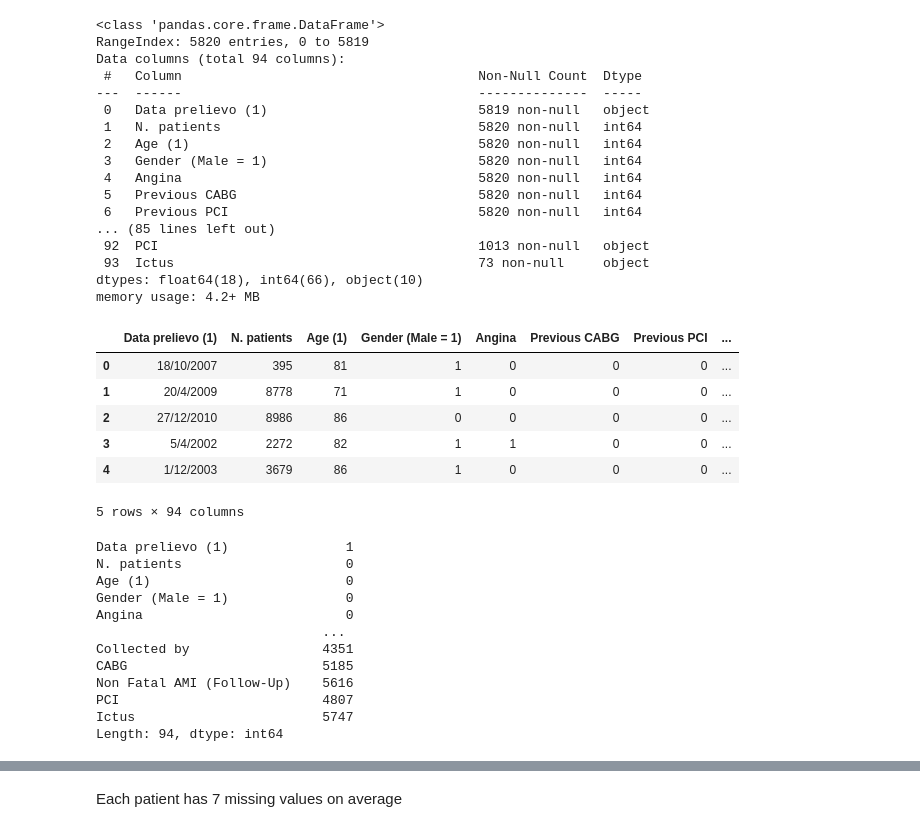
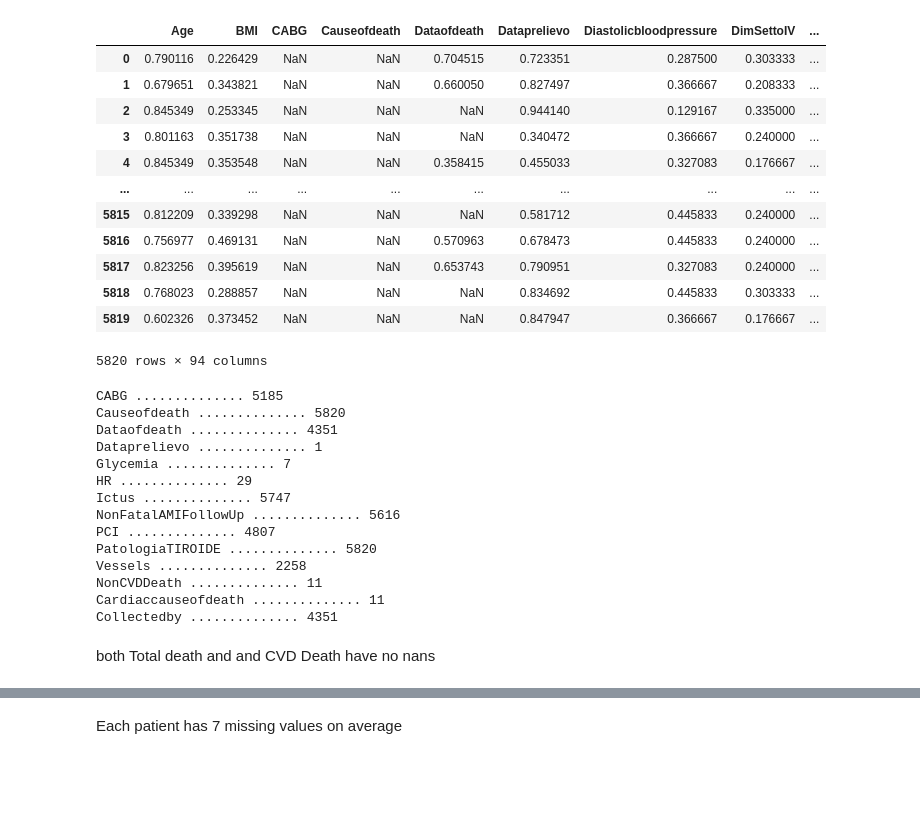
Before and after one commit to Sopralapanca/CHL-clinical-data-encoder, a Jupyter notebook: [CHL]ClinicalDataEncoder.ipynb, the cells around one changed output, grey strips where cells are left out. Cells and saved outputs as stored; diff of their text form; code cells hidden in the pictures; blank space fills up the shorter version.

```diff
--- a/[CHL]ClinicalDataEncoder.ipynb
+++ b/[CHL]ClinicalDataEncoder.ipynb
@@ -24,0 +105,4 @@ df = df.rename(columns=col_dict)
+# %%
+df_raw['Collectedby'] = df_raw['Collectedby'].replace("Phisician","Physician")
+# %%
+df,num_encodings = discretize_data(df_raw,['PatologiaTIROIDE','Causeofdeath','Collectedby'])
@@ -25,49 +123,41 @@ df = df.rename(columns=col_dict)
 # %%
-df.info()
+df
 # %% [output]
+|  | Age | BMI | CABG | Causeofdeath | Dataofdeath | Dataprelievo | Diastolicbloodpressure | DimSettoIV | ... |
+| 0 | 0.790116 | 0.226429 | NaN | NaN | 0.704515 | 0.723351 | 0.287500 | 0.303333 | ... |
+| 1 | 0.679651 | 0.343821 | NaN | NaN | 0.660050 | 0.827497 | 0.366667 | 0.208333 | ... |
+| 2 | 0.845349 | 0.253345 | NaN | NaN | NaN | 0.944140 | 0.129167 | 0.335000 | ... |
+| 3 | 0.801163 | 0.351738 | NaN | NaN | NaN | 0.340472 | 0.366667 | 0.240000 | ... |
+| 4 | 0.845349 | 0.353548 | NaN | NaN | 0.358415 | 0.455033 | 0.327083 | 0.176667 | ... |
+| ... | ... | ... | ... | ... | ... | ... | ... | ... | ... |
+| 5815 | 0.812209 | 0.339298 | NaN | NaN | NaN | 0.581712 | 0.445833 | 0.240000 | ... |
+| 5816 | 0.756977 | 0.469131 | NaN | NaN | 0.570963 | 0.678473 | 0.445833 | 0.240000 | ... |
+| 5817 | 0.823256 | 0.395619 | NaN | NaN | 0.653743 | 0.790951 | 0.327083 | 0.240000 | ... |
+| 5818 | 0.768023 | 0.288857 | NaN | NaN | NaN | 0.834692 | 0.445833 | 0.303333 | ... |
+| 5819 | 0.602326 | 0.373452 | NaN | NaN | NaN | 0.847947 | 0.366667 | 0.176667 | ... |
-<class 'pandas.core.frame.DataFrame'>
-RangeIndex: 5820 entries, 0 to 5819
-Data columns (total 94 columns):
- #   Column                                      Non-Null Count  Dtype
----  ------                                      --------------  -----
- 0   Data prelievo (1)                           5819 non-null   object
- 1   N. patients                                 5820 non-null   int64
- 2   Age (1)                                     5820 non-null   int64
- 3   Gender (Male = 1)                           5820 non-null   int64
- 4   Angina                                      5820 non-null   int64
- 5   Previous CABG                               5820 non-null   int64
- 6   Previous PCI                                5820 non-null   int64
-... (85 lines left out)
- 92  PCI                                         1013 non-null   object
- 93  Ictus                                       73 non-null     object
-dtypes: float64(18), int64(66), object(10)
-memory usage: 4.2+ MB
+5820 rows × 94 columns
-# %%
-df.head()
-# %% [output]
-|  | Data prelievo (1) | N. patients | Age (1) | Gender (Male = 1) | Angina | Previous CABG | Previous PCI | ... |
-| 0 | 18/10/2007 | 395 | 81 | 1 | 0 | 0 | 0 | ... |
-| 1 | 20/4/2009 | 8778 | 71 | 1 | 0 | 0 | 0 | ... |
-| 2 | 27/12/2010 | 8986 | 86 | 0 | 0 | 0 | 0 | ... |
-| 3 | 5/4/2002 | 2272 | 82 | 1 | 1 | 0 | 0 | ... |
-| 4 | 1/12/2003 | 3679 | 86 | 1 | 0 | 0 | 0 | ... |
-5 rows × 94 columns
 # %%
 # count all the nan values in each column
-df.isna().sum()
+for key,val in df.isna().sum().to_dict().items():
+  if val>0:
+    print(f"{key} .............. {val}")
 # %% [output]
-Data prelievo (1)               1
-N. patients                     0
-Age (1)                         0
-Gender (Male = 1)               0
-Angina                          0
-                             ...
-Collected by                 4351
-CABG                         5185
-Non Fatal AMI (Follow-Up)    5616
-PCI                          4807
-Ictus                        5747
-Length: 94, dtype: int64
+CABG .............. 5185
+Causeofdeath .............. 5820
+Dataofdeath .............. 4351
+Dataprelievo .............. 1
+Glycemia .............. 7
+HR .............. 29
+Ictus .............. 5747
+NonFatalAMIFollowUp .............. 5616
+PCI .............. 4807
+PatologiaTIROIDE .............. 5820
+Vessels .............. 2258
+NonCVDDeath .............. 11
+Cardiaccauseofdeath .............. 11
+Collectedby .............. 4351
+# %% [markdown]
+both Total death and and CVD Death have no nans
 # %%
 # count nan values in each row and compute the mean
 df.isna().sum(axis=1).mean()
```
Also changed, not shown: parts of 48 cells of this notebook.
